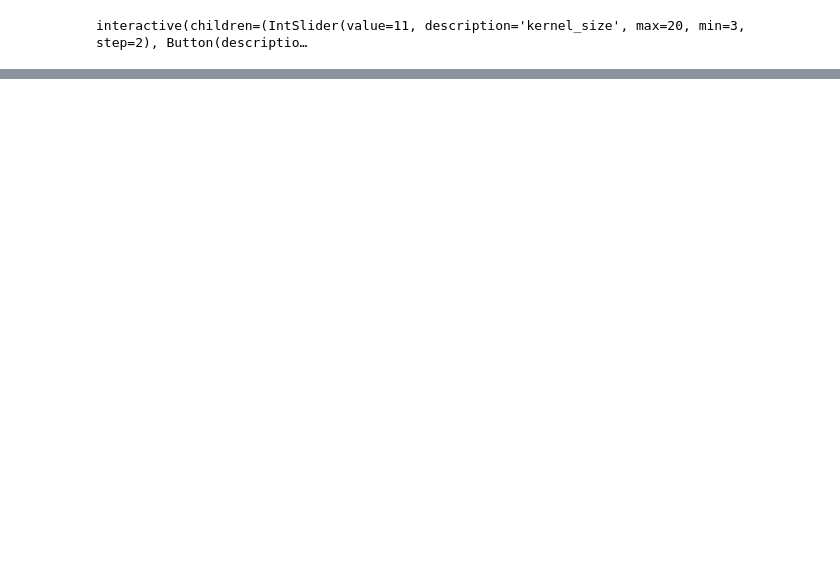
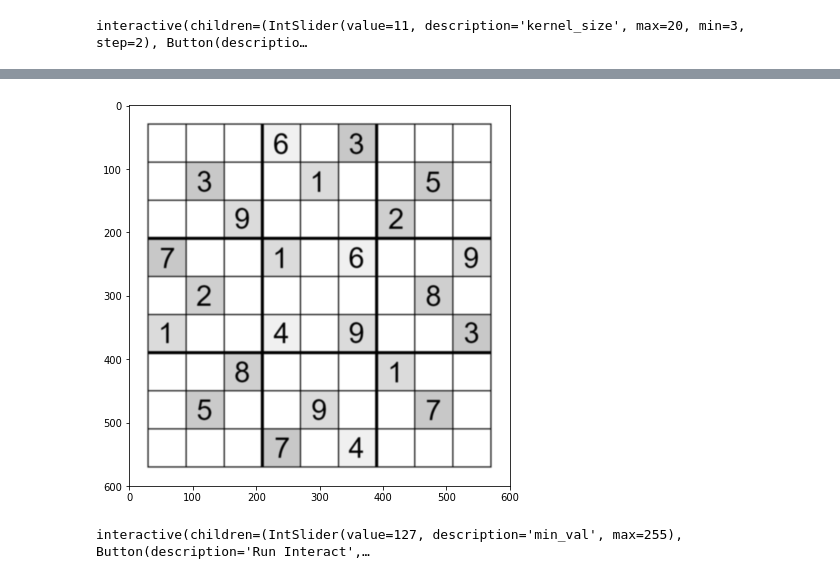
Before and after one commit to djlisashi/opencv-snippets, a Jupyter notebook: OpenCV code snippets.ipynb, the cells around one changed output, grey strips where cells are left out. Saved outputs shown, nothing was run; the diff lists cells and outputs as text; code cells hidden in the pictures; blank space fills up the shorter version.

```diff
--- a/OpenCV code snippets.ipynb
+++ b/OpenCV code snippets.ipynb
@@ -83,0 +108,17 @@ interactive(children=(IntSlider(value=11, description='kernel_size', max=20, min
+# %%
+plt.imshow(sudoku_gray, cmap = 'gray', interpolation = 'bicubic')
+plt.show()
+# %% [output]
+[figure, added]
+# %%
+@ interact_manual
+def show_canny_edge(min_val=(0,255,1)):
+    edges = cv.Canny(sudoku_gray,min_val,200)   # image, min_val, max_val
+    plt.subplot(121),plt.imshow(sudoku_gray,cmap = 'gray')
+    plt.title('Original Image'), plt.xticks([]), plt.yticks([])
+    plt.subplot(122),plt.imshow(edges,cmap = 'gray')
+    plt.title('Canny Edge Image'), plt.xticks([]), plt.yticks([])
+    plt.show()
+    return
+# %% [output]
+interactive(children=(IntSlider(value=127, description='min_val', max=255), Button(description='Run Interact',…
```
Also changed, not shown: parts of 8 cells of this notebook.
